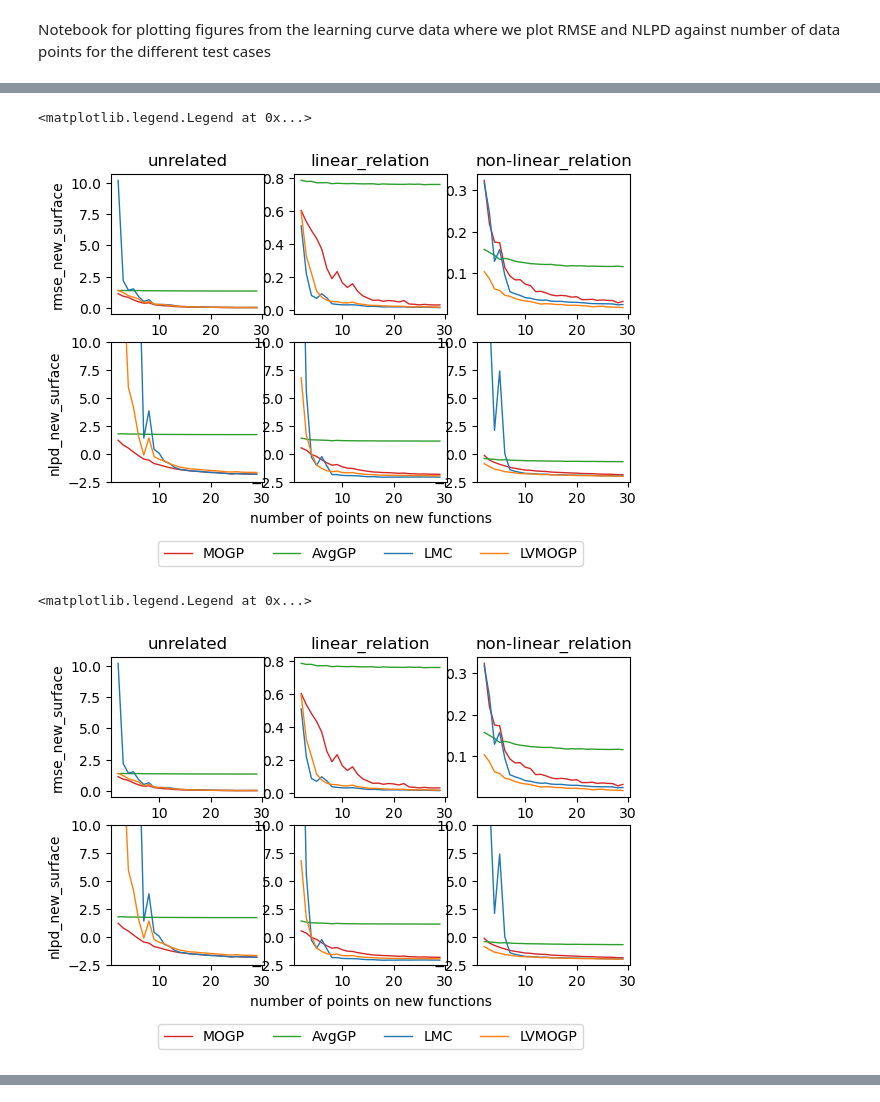
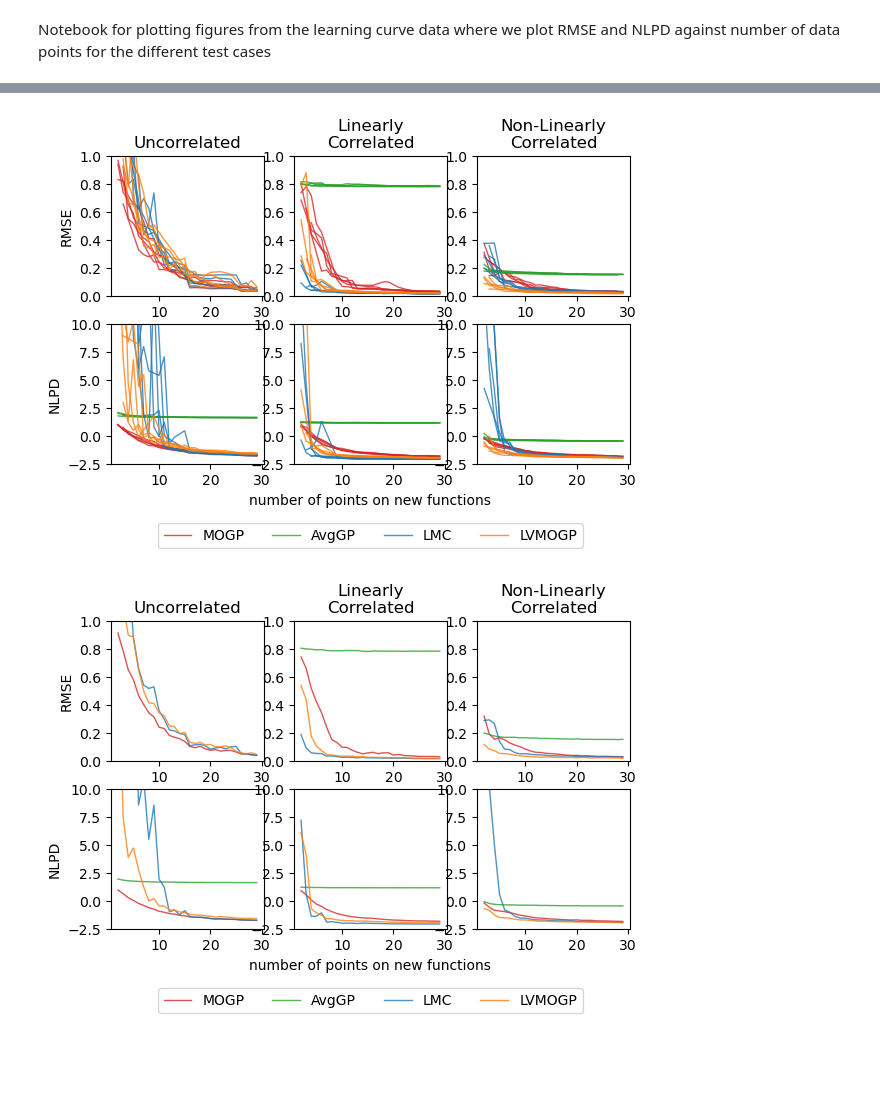
Before and after one commit to RSedgwick/TLGPs, a Jupyter notebook: model_learning_curves/model_comparisons.ipynb, the cells around one changed output, grey strips where cells are left out. Drawn from its saved outputs; the diff is of its cells as text; code cells hidden in the pictures; blank space fills up the shorter version.

```diff
--- a/model_learning_curves/model_comparisons.ipynb
+++ b/model_learning_curves/model_comparisons.ipynb
@@ -57,27 +10,7 @@ axs[1, 1].legend( bbox_to_anchor=(0.5, -0.65), loc='lower center', ncol=4)
-# %%
-fig, axs = plt.subplots(nrows=2, ncols=3, figsize=(17*cm, 4))
-seed = 2
-
-for i, surface_type in enumerate(surface_types):
-    for j, metric in enumerate(['rmse_new_surface', 'nlpd_new_surface']):
-        for k, model_name in enumerate(model_names):
-                temp_df_ = results_df[(results_df['surface_type'] == surface_type)
-                                     & (results_df['model'] == model_name) & (results_df['seed'] == seed)]
-                temp_df = temp_df_.groupby('n_new_points').mean().reset_index()
-                temp_df_min = temp_df_.groupby('n_new_points').min().reset_index()
-                temp_df_max = temp_df_.groupby('n_new_points').max().reset_index()
-                axs[j, i].plot(temp_df['n_new_points'], temp_df[metric],  color=colors[model_name], linewidth=1,
-                               label=mod_names[model_name])
-                # axs[j, i].fill_between(temp_df['n_new_points'], temp_df[metric]+temp_df_min[metric],
-                #                        temp_df[metric]-temp_df_min[metric], alpha=0.2,  color=colors[model_name])
-        axs[j, 0].set_ylabel(metric)
-    axs[0, i].set_title(surface_type)
-    axs[1, i].set_ylim(-2.5, 10)
-    # axs[0, i].set_ylim(0, 1)
-axs[1, 1].set_xlabel('number of points on new functions')
-axs[1, 1].legend( bbox_to_anchor=(0.5, -0.65), loc='lower center', ncol=4)
-# %% [output]
-<matplotlib.legend.Legend at 0x...>
-[figure, removed]
-<matplotlib.legend.Legend at 0x...>
-[figure, removed]
+# %%
+from plotting_utils import plot_learning_curve_results
+
+for seeds in [[1], [2], [3]]:
+    plot_learning_curve_results(results_df, seeds,  mean=False)
+    plot_learning_curve_results(results_df, seeds, mean=True)
+# %% [output]
@@ -83,0 +19,2 @@ axs[1, 1].legend( bbox_to_anchor=(0.5, -0.65), loc='lower center', ncol=4)
+[figure, added]
+[figure, added]
```
Also changed, not shown: parts of 7 cells of this notebook, 3 other files.
